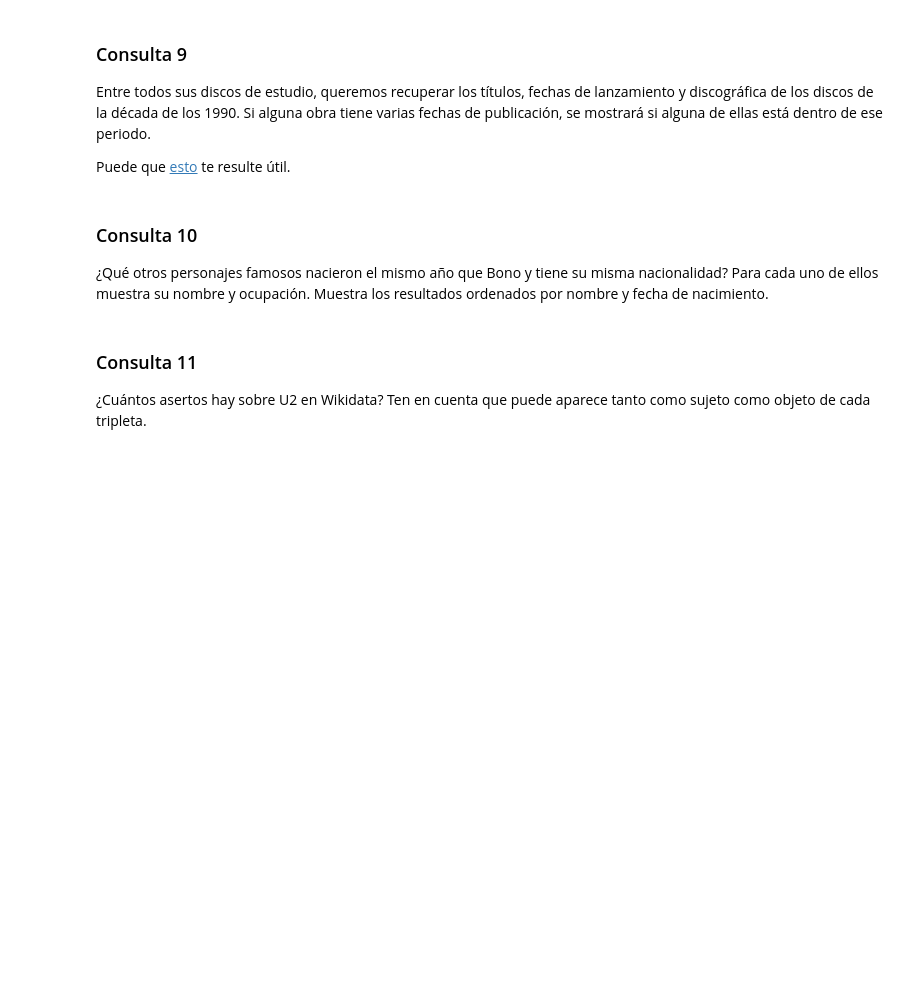
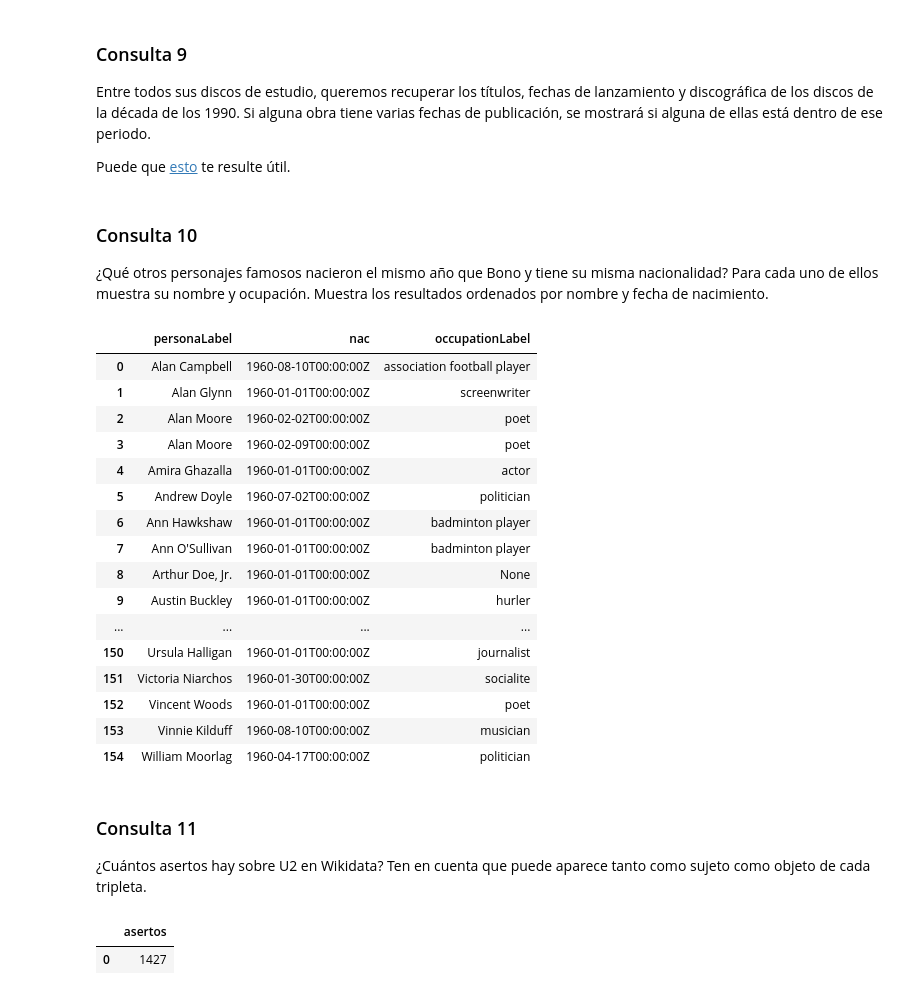
Before and after one commit to ALK222/IA2, a Jupyter notebook: labs/lab1/P1_sparql_enunciado_2023_GII.ipynb, the cells around one changed output. Cells and saved outputs as stored; diff of their text form; code cells hidden in the pictures; blank space fills up the shorter version.

```diff
--- a/labs/lab1/P1_sparql_enunciado_2023_GII.ipynb
+++ b/labs/lab1/P1_sparql_enunciado_2023_GII.ipynb
@@ -249,7 +251,71 @@ Puede que [esto](https://www.wikidata.org/wiki/Wikidata:SPARQL_tutorial#FILTER)
 ### Consulta 10
 
 ¿Qué otros personajes famosos nacieron el mismo año que Bono y tiene su misma nacionalidad? Para cada uno de ellos muestra su nombre y ocupación. Muestra los resultados ordenados por nombre y fecha de nacimiento.
+# %%
+%%wdsparql
+SELECT ?personaLabel ?nac (SAMPLE(?occupLabel) as ?occupationLabel)
+WHERE {
+    wd:Q834621 wdt:P569 ?nacBono;
+                wdt:P27 ?paisBono.
+    ?persona wdt:P31 wd:Q5;
+            wdt:P27 ?paisBono;
+            wdt:P569 ?nac.
+    FILTER (year(?nac) = year(?nacBono)).
+    FILTER (?persona != wd:Q834621).
+    OPTIONAL { ?persona wdt:P106 ?occup. }
+    SERVICE wikibase:label {
+        bd:serviceParam wikibase:language "[AUTO_LANGUAGE],en".
+        ?persona rdfs:label ?personaLabel.
+        ?nac rdfs:label ?nacLabel.
+        ?occup rdfs:label ?occupLabel.
+    }
+}GROUP BY ?personaLabel ?nac ?occupationLabel
+ORDER BY ?personaLabel ?nacLabel
+# %% [output]
+|  | personaLabel | nac | occupationLabel |
+| 0 | Alan Campbell | 1960-08-10T00:00:00Z | association football player |
+| 1 | Alan Glynn | 1960-01-01T00:00:00Z | screenwriter |
+| 2 | Alan Moore | 1960-02-02T00:00:00Z | poet |
+| 3 | Alan Moore | 1960-02-09T00:00:00Z | poet |
+| 4 | Amira Ghazalla | 1960-01-01T00:00:00Z | actor |
+| 5 | Andrew Doyle | 1960-07-02T00:00:00Z | politician |
+| 6 | Ann Hawkshaw | 1960-01-01T00:00:00Z | badminton player |
+| 7 | Ann O'Sullivan | 1960-01-01T00:00:00Z | badminton player |
+| 8 | Arthur Doe, Jr. | 1960-01-01T00:00:00Z | None |
+| 9 | Austin Buckley | 1960-01-01T00:00:00Z | hurler |
+| ... | ... | ... | ... |
+| 150 | Ursula Halligan | 1960-01-01T00:00:00Z | journalist |
+| 151 | Victoria Niarchos | 1960-01-30T00:00:00Z | socialite |
+| 152 | Vincent Woods | 1960-01-01T00:00:00Z | poet |
+| 153 | Vinnie Kilduff | 1960-08-10T00:00:00Z | musician |
+| 154 | William Moorlag | 1960-04-17T00:00:00Z | politician |
 # %% [markdown]
 ### Consulta 11
 
 ¿Cuántos asertos hay sobre U2 en Wikidata? Ten en cuenta que puede aparece tanto como sujeto como objeto de cada tripleta.
+# %%
+%%wdsparql
+SELECT (COUNT(*) AS ?asertos) #cuento todas las filas
+WHERE
+{
+  {
+    SELECT ?suj ?verb
+    WHERE
+    {
+      ?suj ?verb wd:Q396. #cosas que tienen como valor de una cualidad a U2
+      SERVICE wikibase:label { bd:serviceParam wikibase:language "en". }
+    }
+  }
+  UNION
+  {
+    SELECT ?verb ?predic
+    WHERE
+    {
+      wd:Q396 ?verb ?predic. # cosas que son valor de alguna cualidad de U2
+      SERVICE wikibase:label { bd:serviceParam wikibase:language "en". }
+    }
+  }
+}
+# %% [output]
+|  | asertos |
+| 0 | 1427 |
```
Also changed, not shown: parts of 1 cell of this notebook.
